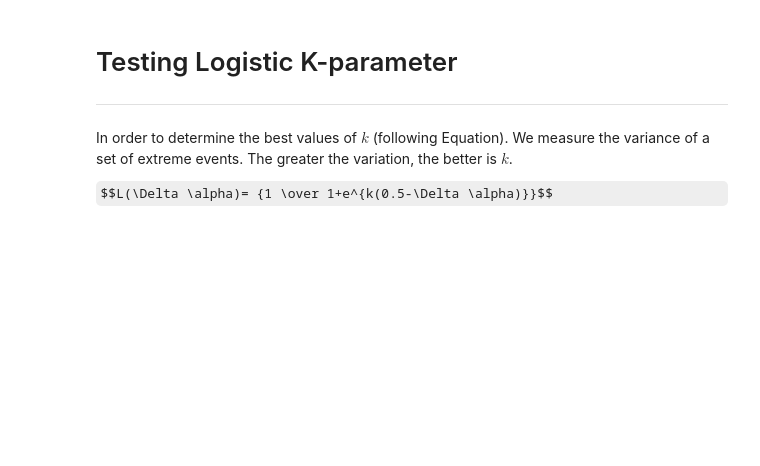
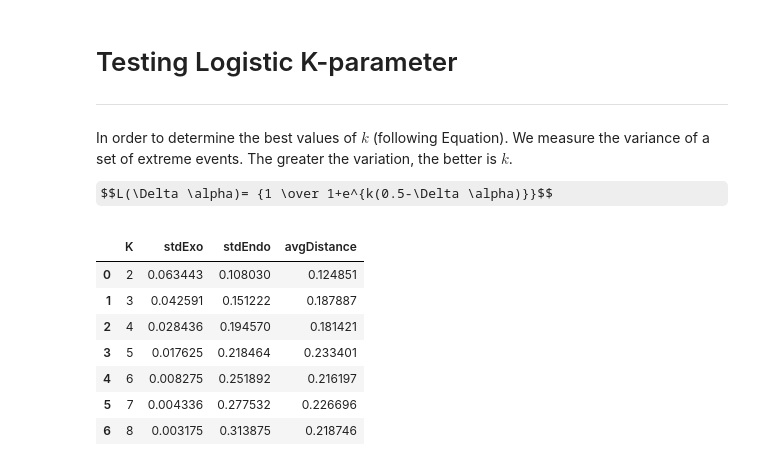
Before and after one commit to rsautter/Chi-Space, a Jupyter notebook: examples/ExtremeZetaExample.ipynb, the cells around one changed output. Saved outputs shown, nothing was run; the diff lists cells and outputs as text; code cells hidden in the pictures; some formulas as TeX source; blank space fills up the shorter version.

```diff
--- a/examples/ExtremeZetaExample.ipynb
+++ b/examples/ExtremeZetaExample.ipynb
@@ -154,16 +154,30 @@ $$L(\Delta \alpha)= {1 \over 1+e^{k(0.5-\Delta \alpha)}}$$
 # %%
 ks = [2,3,4,5,6,7,8]
 nSample = 128
 stds = []
+stdEndo = []
+avgDistance = []
 for k in ks:
   lst = []
+  lstEndo = []
   for n in tqdm.tqdm(range(nSample)):
     exo, p, beta = zeta.generateUniformExo(2**10)
     endo, p, beta = zeta.generateUniformEndo(2**10)
     _, _, xw  = zeta.autoMFDFA(exo,magnify=k)
     _, _, nw  = zeta.autoMFDFA(endo,magnify=k)
     lst.append(xw)
-    lst.append(nw)
+    lstEndo.append(nw)
   stds.append(np.std(lst))
-result = pd.DataFrame({"K":ks, "std":stds})
+  stdEndo.append(np.std(lstEndo))
+  avgDistance.append((np.average(lst)-np.average(lstEndo))**2 )
+result = pd.DataFrame({"K":ks, "stdExo":stds,"stdEndo":stdEndo,"avgDistance":avgDistance})
 result
+# %% [output]
+|  | K | stdExo | stdEndo | avgDistance |
+| 0 | 2 | 0.063443 | 0.108030 | 0.124851 |
+| 1 | 3 | 0.042591 | 0.151222 | 0.187887 |
+| 2 | 4 | 0.028436 | 0.194570 | 0.181421 |
+| 3 | 5 | 0.017625 | 0.218464 | 0.233401 |
+| 4 | 6 | 0.008275 | 0.251892 | 0.216197 |
+| 5 | 7 | 0.004336 | 0.277532 | 0.226696 |
+| 6 | 8 | 0.003175 | 0.313875 | 0.218746 |
```
Also changed, not shown: parts of 9 cells of this notebook, 11 other files.
